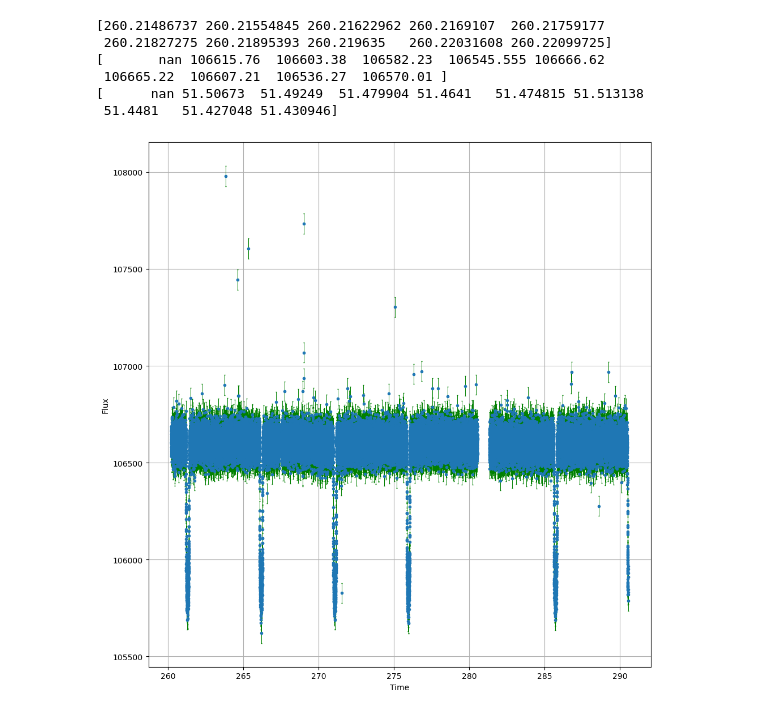
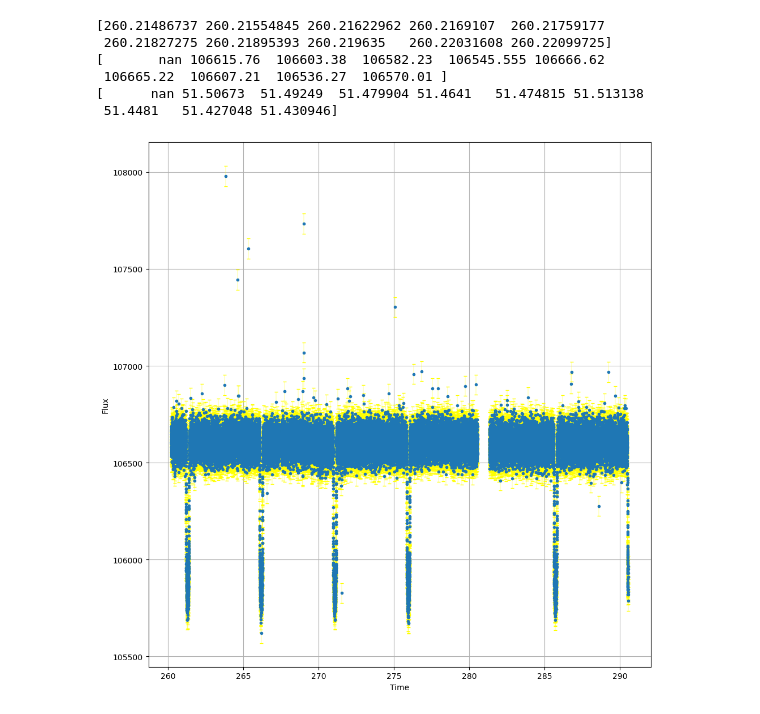
Before and after one commit to Columbia-Astronomy-4260/astr-4260-Juliahaynes777, a Jupyter notebook: PS3/PS3.ipynb, the cells around one changed output. Drawn from its saved outputs; the diff is of its cells as text; code cells hidden in the pictures.

```diff
--- a/PS3/PS3.ipynb
+++ b/PS3/PS3.ipynb
@@ -30,3 +31,15 @@ lcs = lk.search_lightcurve("Kepler-7b", mission="Kepler", cadence="short").downl
 time = lcs[0].time.value # get the time of each observation
 flux = np.array(lcs[0].flux.value.data) # get the flux
 flux_err = np.array(lcs[0].flux_err.value.data) # get the error in the flux
+# %%
+lcs = lk.search_lightcurve("Kepler-7b", mission="Kepler", cadence="short").download_all()
+
+# Directly access the time attribute without converting it to numpy array
+time_attr = lcs[0].time
+
+# Print the format and unit
+print("Time format:", time_attr.format)
+print("Time unit:", time_attr.unit)
+
+# Then if needed, you can convert to numpy array
+time = time_attr.value
@@ -57,11 +73,11 @@ mask = np.isnan(flux)
 flux[mask] = np.interp(np.flatnonzero(mask), np.flatnonzero(~mask), flux[~mask])
 # %%
 plt.figure(figsize=(10,10))
-plt.errorbar(time, flux, yerr=flux_err, fmt= '.', elinewidth=0.7, ecolor='green', capsize=1)
+plt.errorbar(time, flux, yerr=flux_err, fmt= '.', elinewidth=0.3, ecolor='yellow', capsize=2)
 plt.xlabel('Time')
 plt.ylabel('Flux')
 plt.grid(True)
 plt.tight_layout()
 plt.show()
 # %% [output]
-[figure, old version]
+[figure, new version]
```
Also changed, not shown: parts of 11 cells of this notebook.
